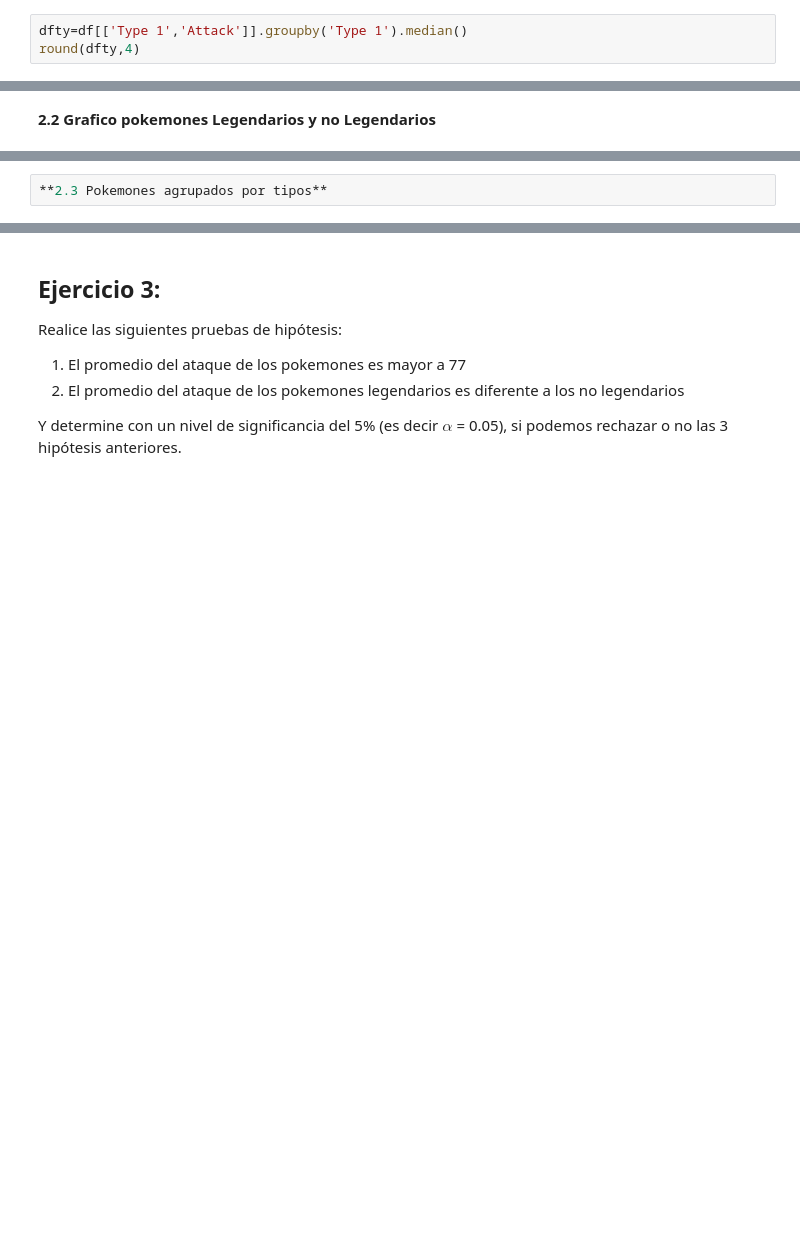
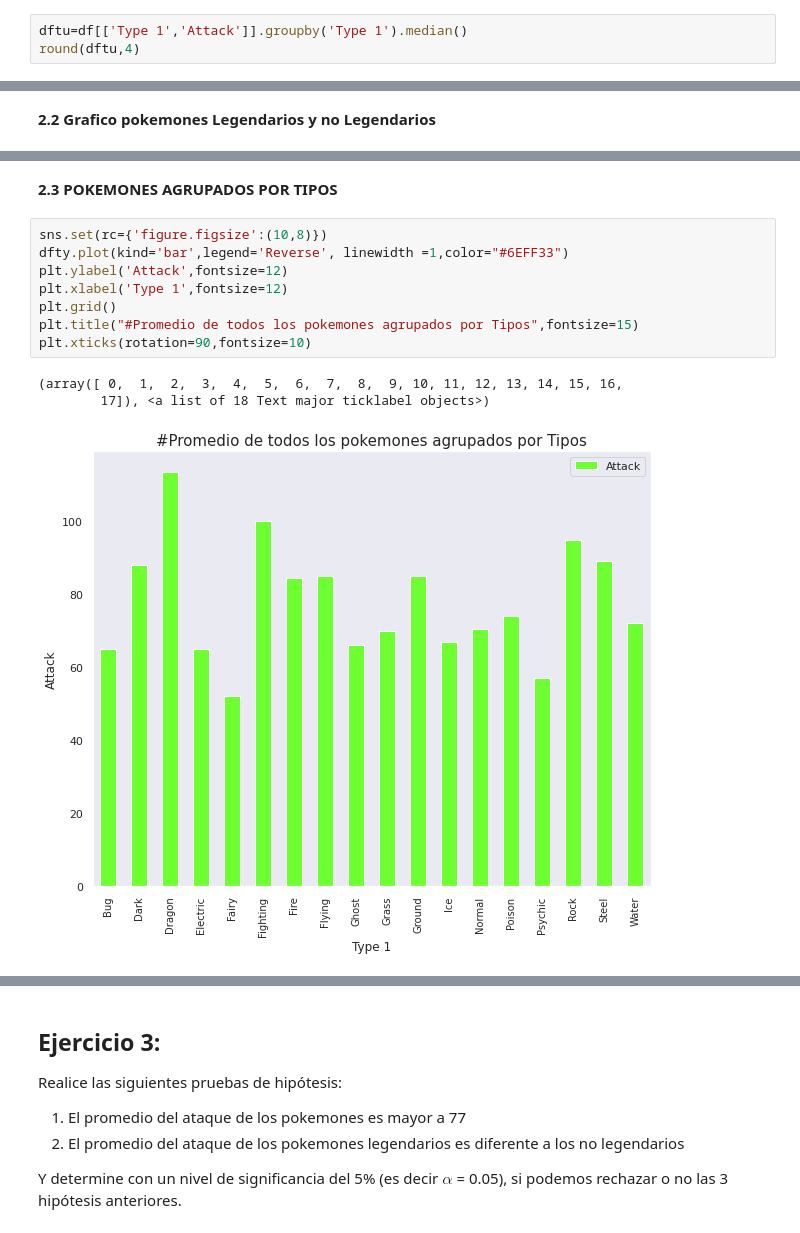
Before and after one commit to geral98atehortua/Mujeres_Digitales, a Jupyter notebook: Taller_semana_5.ipynb, the cells around one changed output, grey strips where cells are left out. Cells and saved outputs as stored; diff of their text form; blank space fills up the shorter version.

```diff
--- a/Taller_semana_5.ipynb
+++ b/Taller_semana_5.ipynb
@@ -109,8 +109,8 @@ round(dfty,4)
 | Steel | 92.7037 |
 | Water | 74.1518 |
 # %%
-dfty=df[['Type 1','Attack']].groupby('Type 1').median()
-round(dfty,4)
+dftu=df[['Type 1','Attack']].groupby('Type 1').median()
+round(dftu,4)
 # %% [output]
 |  | Attack |
 | Type 1 |  |
@@ -155,5 +163,17 @@ fig = px.box(df, x='clasificacion of legendary', y='Attack', points='all',width=
 fig.show()
 # %% [output]
 [interactive output not drawn]
-# %%
-**2.3 Pokemones agrupados por tipos**
+# %% [markdown]
+**2.3 POKEMONES AGRUPADOS POR TIPOS**
+# %%
+sns.set(rc={'figure.figsize':(10,8)})
+dfty.plot(kind='bar',legend='Reverse', linewidth =1,color="#6EFF33")
+plt.ylabel('Attack',fontsize=12)
+plt.xlabel('Type 1',fontsize=12)
+plt.grid()
+plt.title("#Promedio de todos los pokemones agrupados por Tipos",fontsize=15)
+plt.xticks(rotation=90,fontsize=10)
+# %% [output]
+(array([ 0,  1,  2,  3,  4,  5,  6,  7,  8,  9, 10, 11, 12, 13, 14, 15, 16,
+        17]), <a list of 18 Text major ticklabel objects>)
+[figure, added]
```
Also changed, not shown: parts of 7 cells of this notebook.
